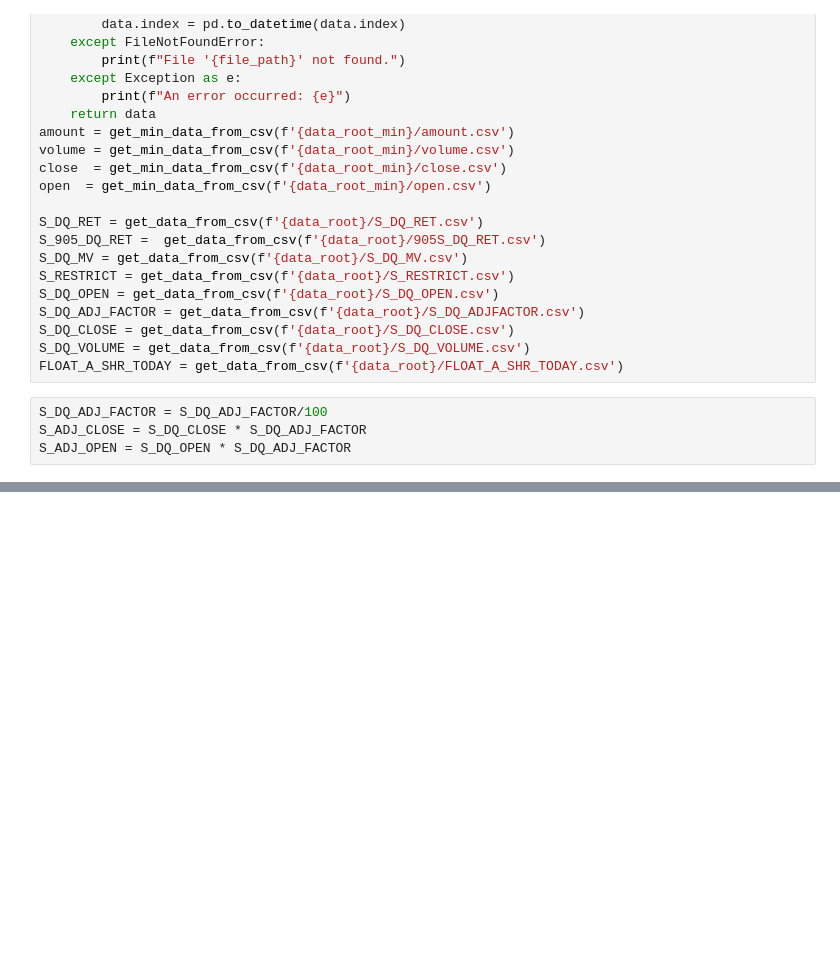
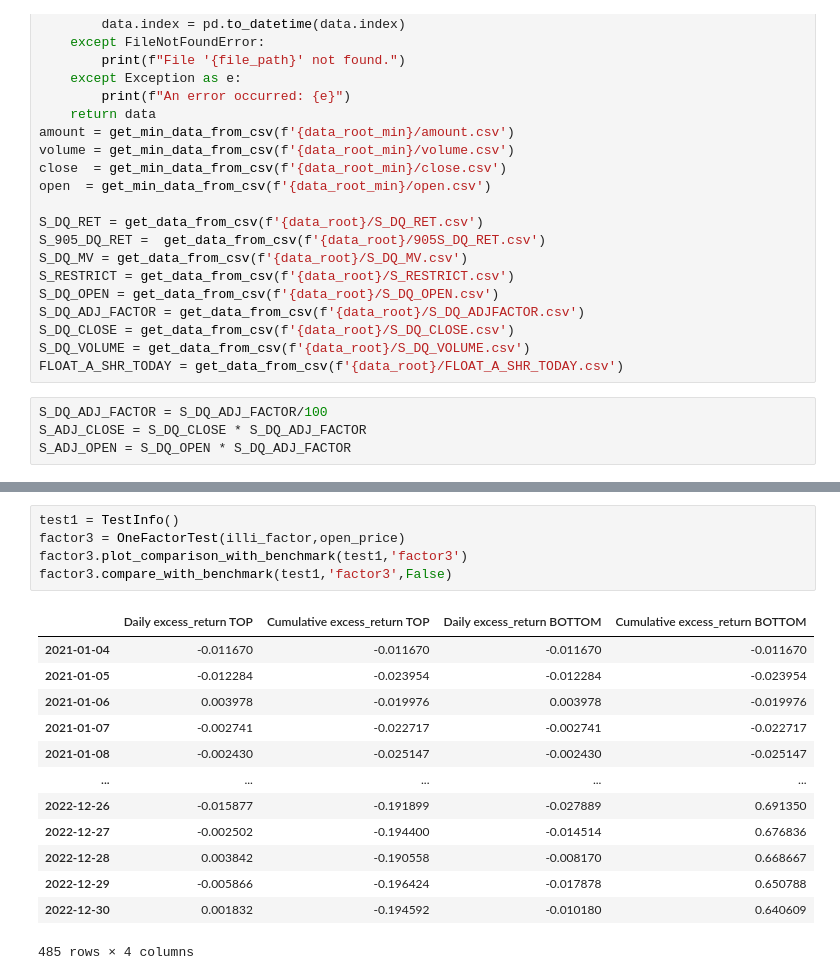
Before and after one commit to alaiazz/t1derivative, a Jupyter notebook: test.ipynb, the cells around one changed output, grey strips where cells are left out. Saved outputs shown, nothing was run; the diff lists cells and outputs as text; blank space fills up the shorter version.

```diff
--- a/test.ipynb
+++ b/test.ipynb
@@ -139,0 +377,19 @@ day_cor
+# %%
+test1 = TestInfo()
+factor3 = OneFactorTest(illi_factor,open_price)
+factor3.plot_comparison_with_benchmark(test1,'factor3')
+factor3.compare_with_benchmark(test1,'factor3',False)
+# %% [output]
+|  | Daily excess_return TOP | Cumulative excess_return TOP | Daily excess_return BOTTOM | Cumulative excess_return BOTTOM |
+| 2021-01-04 | -0.011670 | -0.011670 | -0.011670 | -0.011670 |
+| 2021-01-05 | -0.012284 | -0.023954 | -0.012284 | -0.023954 |
+| 2021-01-06 | 0.003978 | -0.019976 | 0.003978 | -0.019976 |
+| 2021-01-07 | -0.002741 | -0.022717 | -0.002741 | -0.022717 |
+| 2021-01-08 | -0.002430 | -0.025147 | -0.002430 | -0.025147 |
+| ... | ... | ... | ... | ... |
+| 2022-12-26 | -0.015877 | -0.191899 | -0.027889 | 0.691350 |
+| 2022-12-27 | -0.002502 | -0.194400 | -0.014514 | 0.676836 |
+| 2022-12-28 | 0.003842 | -0.190558 | -0.008170 | 0.668667 |
+| 2022-12-29 | -0.005866 | -0.196424 | -0.017878 | 0.650788 |
+| 2022-12-30 | 0.001832 | -0.194592 | -0.010180 | 0.640609 |
+485 rows × 4 columns
```
Also changed, not shown: parts of 11 cells of this notebook, 3 other files.
